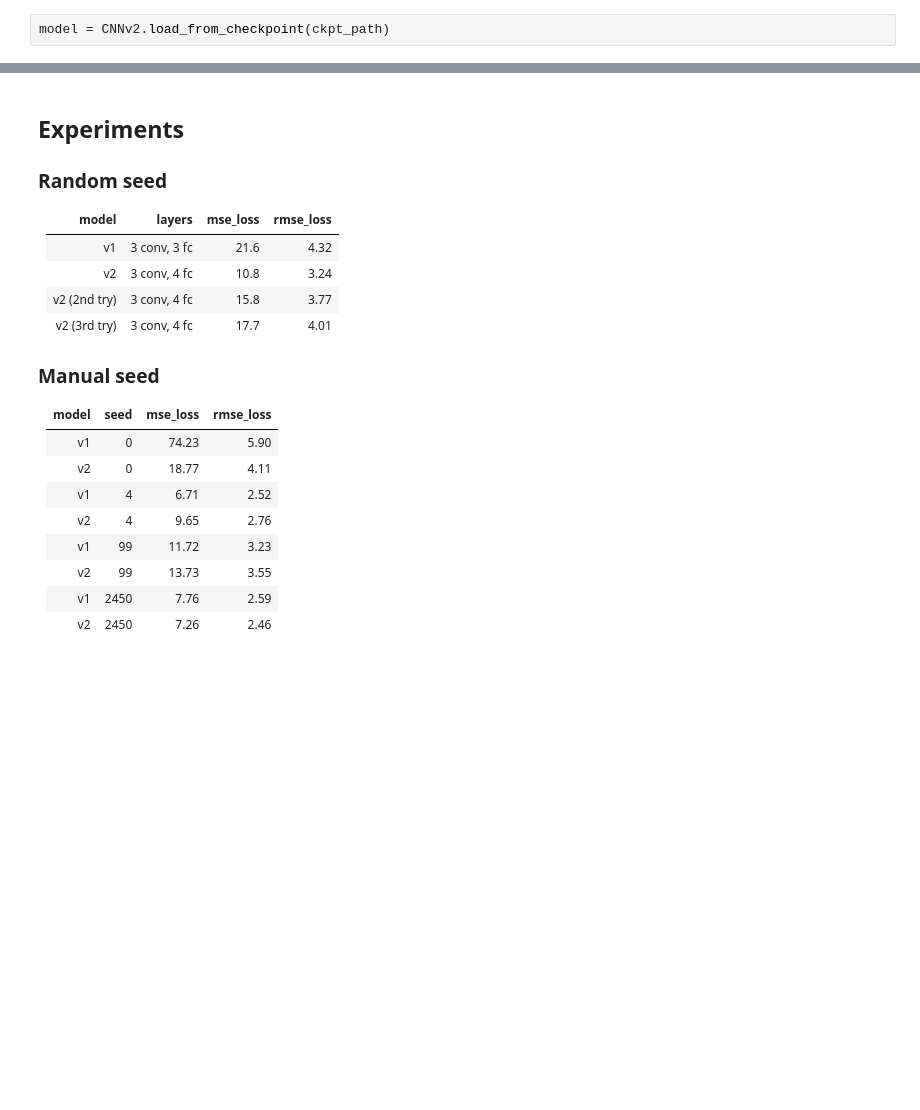
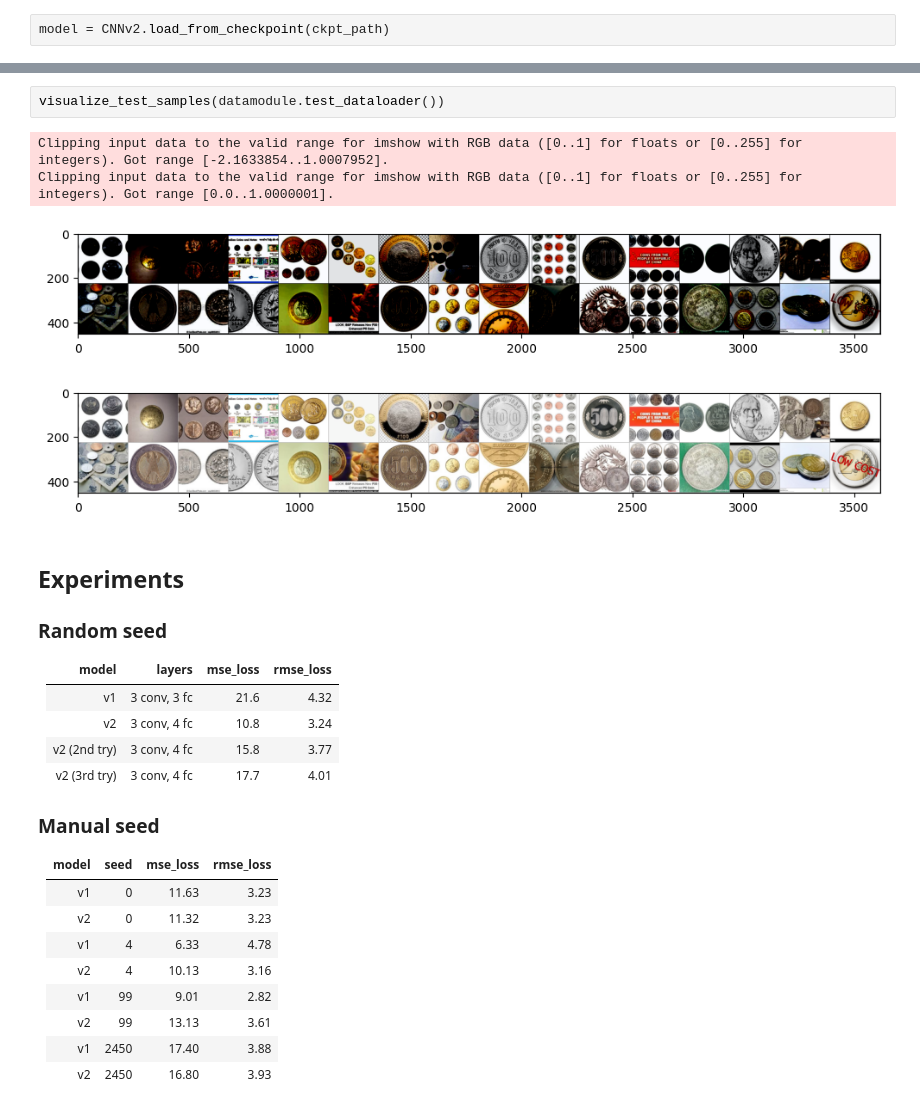
Before and after one commit to LazoYoung/ai-sandbox, a Jupyter notebook: image_convolution.ipynb, the cells around one changed output, grey strips where cells are left out. Saved outputs shown, nothing was run; the diff lists cells and outputs as text; blank space fills up the shorter version.

```diff
--- a/image_convolution.ipynb
+++ b/image_convolution.ipynb
@@ -573,3 +578,10 @@ visualize_prediction(model)
+# %%
+visualize_test_samples(datamodule.test_dataloader())
+# %% [output]
+Clipping input data to the valid range for imshow with RGB data ([0..1] for floats or [0..255] for integers). Got range [-2.1633854..1.0007952].
+Clipping input data to the valid range for imshow with RGB data ([0..1] for floats or [0..255] for integers). Got range [0.0..1.0000001].
+[figure, added]
+[figure, added]
 # %% [markdown]
 ## Experiments
 
@@ -586,11 +598,11 @@ visualize_prediction(model)
 
 | model        | seed | mse_loss | rmse_loss |
 |--------------|------|----------|-----------|
-| v1           | 0    | 74.23    | 5.90      |
-| v2           | 0    | 18.77    | 4.11      |
-| v1           | 4    | 6.71     | 2.52      |
-| v2           | 4    | 9.65     | 2.76      |
-| v1           | 99   | 11.72    | 3.23      |
-| v2           | 99   | 13.73    | 3.55      |
-| v1           | 2450 | 7.76     | 2.59      |
-| v2           | 2450 | 7.26     | 2.46      |
+| v1           | 0    | 11.63    | 3.23      |
+| v2           | 0    | 11.32    | 3.23      |
+| v1           | 4    | 6.33     | 4.78      |
+| v2           | 4    | 10.13    | 3.16      |
+| v1           | 99   | 9.01     | 2.82      |
+| v2           | 99   | 13.13    | 3.61      |
+| v1           | 2450 | 17.40    | 3.88      |
+| v2           | 2450 | 16.80    | 3.93      |
```
Also changed, not shown: parts of 10 cells of this notebook, 10 other files.
